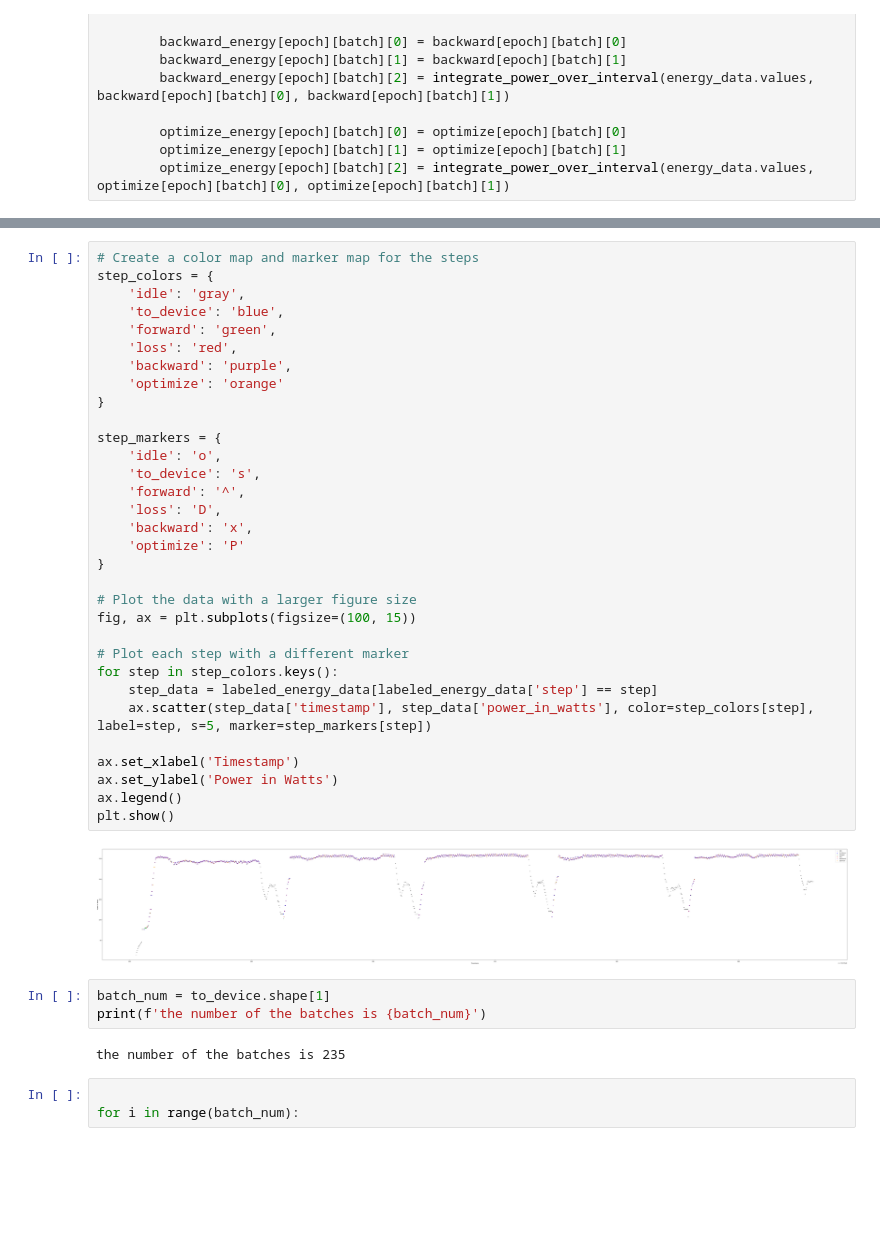
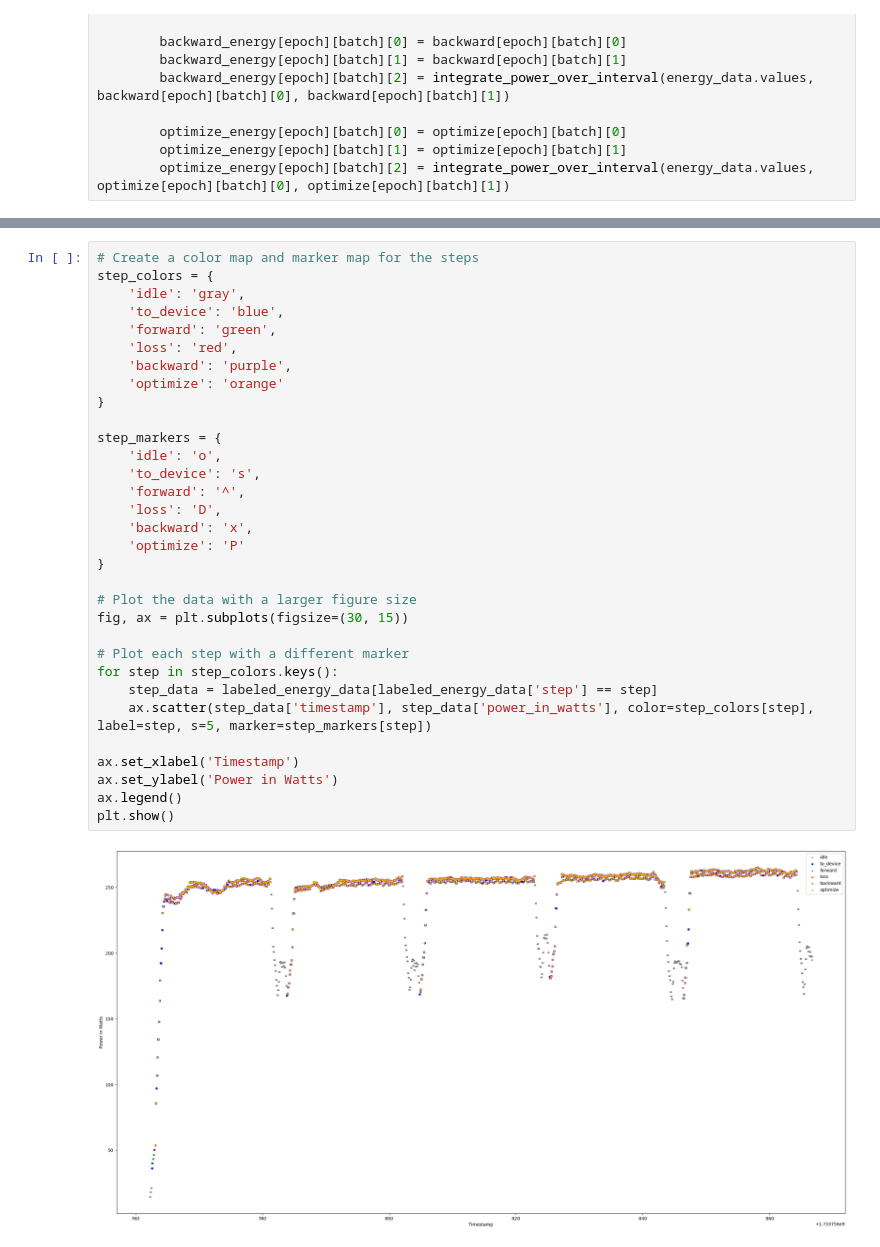
Before and after one commit to dtjgp/GreenAI, a Jupyter notebook: 3080/AnalysisEnergyData.ipynb, the cells around one changed output, grey strips where cells are left out. Cells and saved outputs as stored; diff of their text form; blank space fills up the shorter version.

```diff
--- a/3080/AnalysisEnergyData.ipynb
+++ b/3080/AnalysisEnergyData.ipynb
@@ -172,40 +175,32 @@ print(forward[0][0][0], forward[0][0][1], forward_energy[0][0][2])
 step_colors = {
     'idle': 'gray',
     'to_device': 'blue',
     'forward': 'green',
     'loss': 'red',
     'backward': 'purple',
     'optimize': 'orange'
 }
 
 step_markers = {
     'idle': 'o',
     'to_device': 's',
     'forward': '^',
     'loss': 'D',
     'backward': 'x',
     'optimize': 'P'
 }
 
 # Plot the data with a larger figure size
-fig, ax = plt.subplots(figsize=(100, 15))
+fig, ax = plt.subplots(figsize=(30, 15))
 
 # Plot each step with a different marker
 for step in step_colors.keys():
     step_data = labeled_energy_data[labeled_energy_data['step'] == step]
     ax.scatter(step_data['timestamp'], step_data['power_in_watts'], color=step_colors[step], label=step, s=5, marker=step_markers[step])
 
 ax.set_xlabel('Timestamp')
 ax.set_ylabel('Power in Watts')
 ax.legend()
 plt.show()
 # %% [output]
-[figure, old version]
+[figure, new version]
-# %%
-batch_num = to_device.shape[1]
-print(f'the number of the batches is {batch_num}')
-# %% [output]
-the number of the batches is 235
-# %%
-
-for i in range(batch_num):
```
Also changed, not shown: parts of 5 cells of this notebook, 2 other files.
